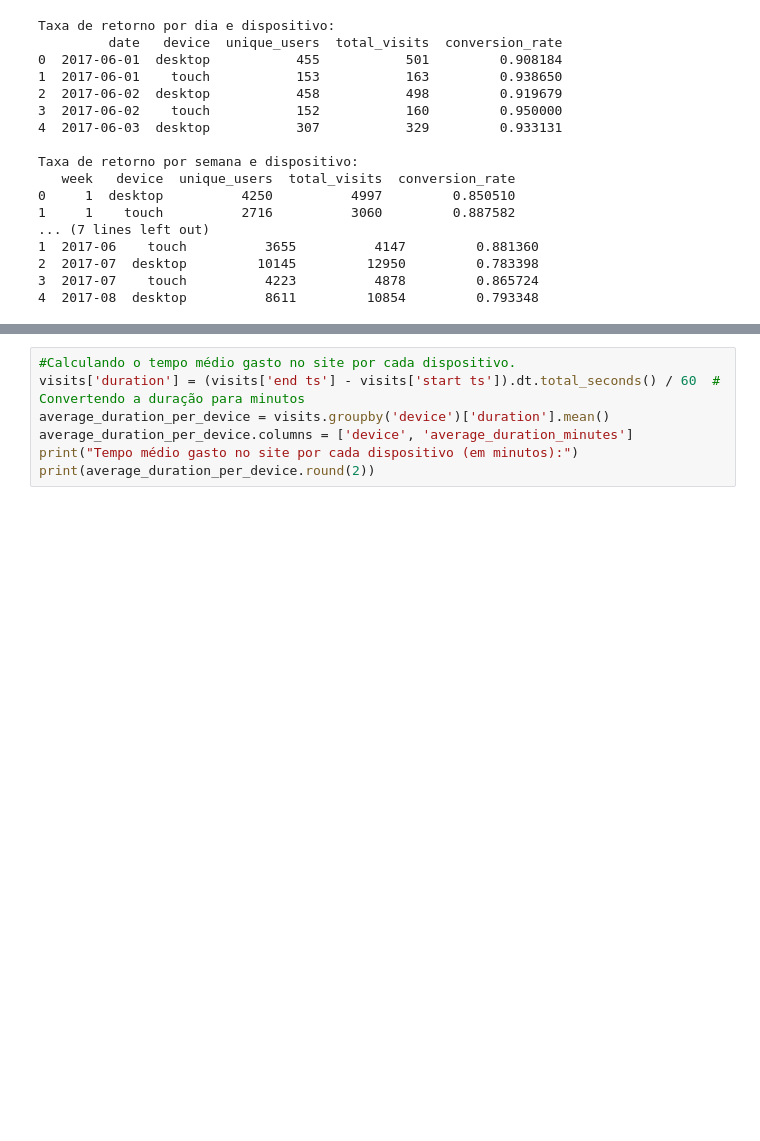
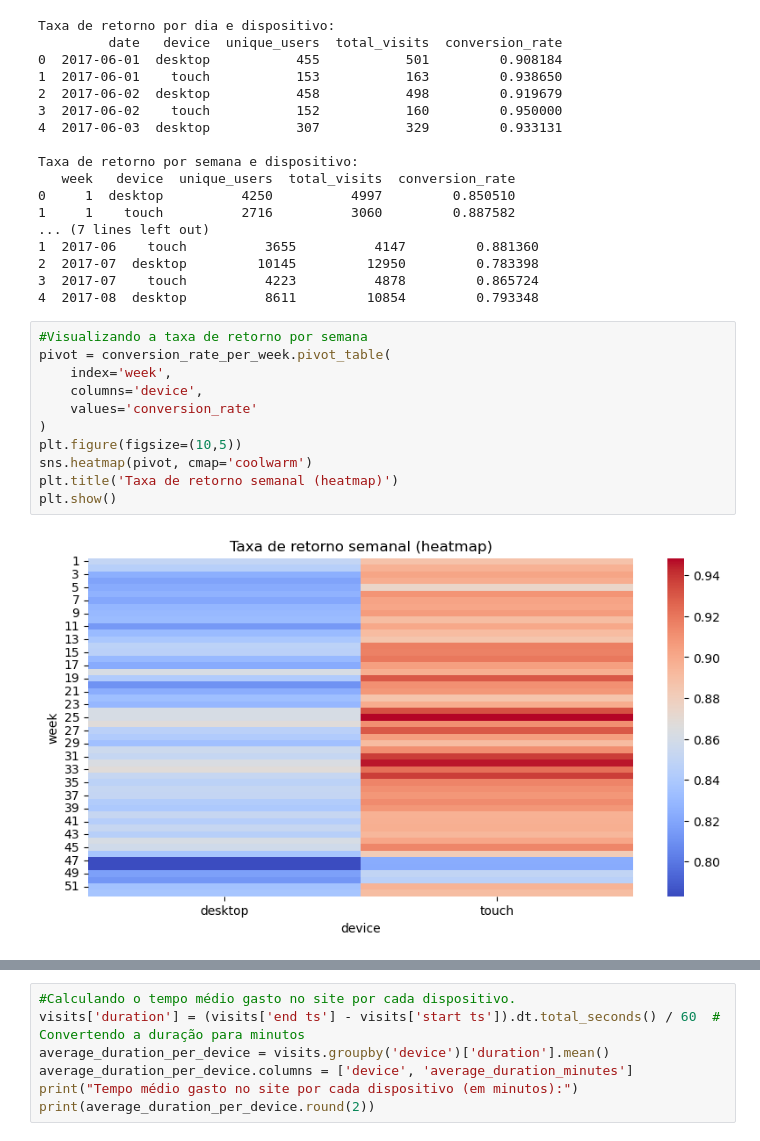
Before and after one commit to carinelit/Projeto-Sprint-8---An-lise-de-N-gocio-, a Jupyter notebook: Projeto Sprint 8.ipynb, the cells around one changed output, grey strips where cells are left out. Saved outputs shown, nothing was run; the diff lists cells and outputs as text; blank space fills up the shorter version.

```diff
--- a/Projeto Sprint 8.ipynb
+++ b/Projeto Sprint 8.ipynb
@@ -192,3 +191,16 @@ Taxa de retorno por semana e dispositivo:
 2  2017-07  desktop         10145         12950         0.783398
 3  2017-07    touch          4223          4878         0.865724
 4  2017-08  desktop          8611         10854         0.793348
+# %%
+#Visualizando a taxa de retorno por semana
+pivot = conversion_rate_per_week.pivot_table(
+    index='week',
+    columns='device',
+    values='conversion_rate'
+)
+plt.figure(figsize=(10,5))
+sns.heatmap(pivot, cmap='coolwarm')
+plt.title('Taxa de retorno semanal (heatmap)')
+plt.show()
+# %% [output]
+[figure, added]
```
Also changed, not shown: parts of 12 cells of this notebook.
